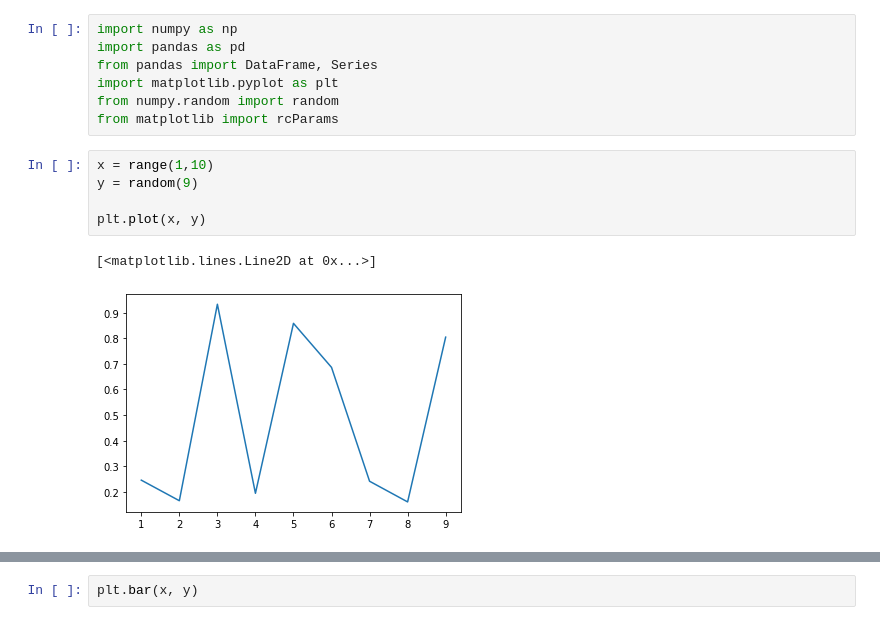
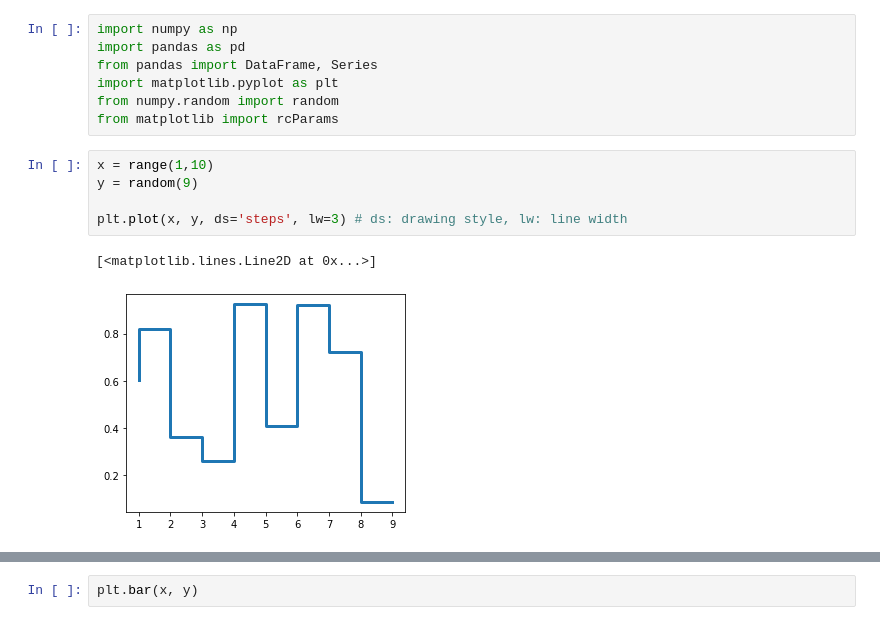
Before and after one commit to Ariel0128/pythonlearning, a Jupyter notebook: visualisation.ipynb, the cells around one changed output, grey strips where cells are left out. Cells and saved outputs as stored; diff of their text form.

```diff
--- a/visualisation.ipynb
+++ b/visualisation.ipynb
@@ -8,8 +8,8 @@ from matplotlib import rcParams
 # %%
 x = range(1,10)
 y = random(9)
 
-plt.plot(x, y)
+plt.plot(x, y, ds='steps', lw=3) # ds: drawing style, lw: line width
 # %% [output]
 [<matplotlib.lines.Line2D at 0x...>]
-[figure, old version]
+[figure, new version]
```
Also changed, not shown: parts of 13 cells of this notebook, 5 other files.
